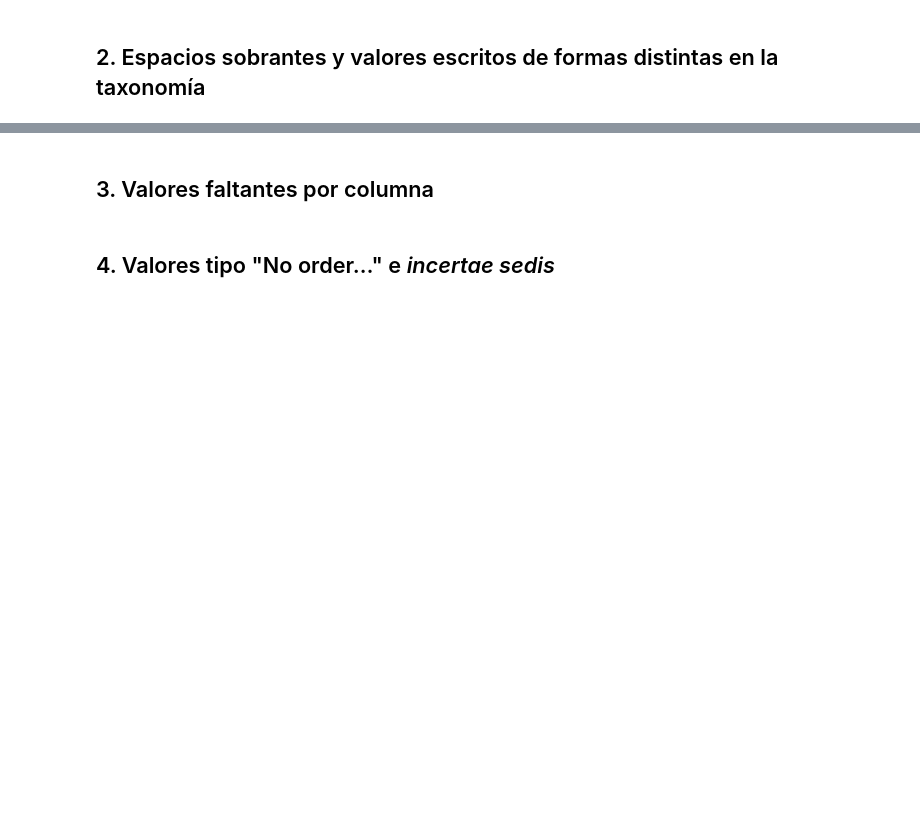
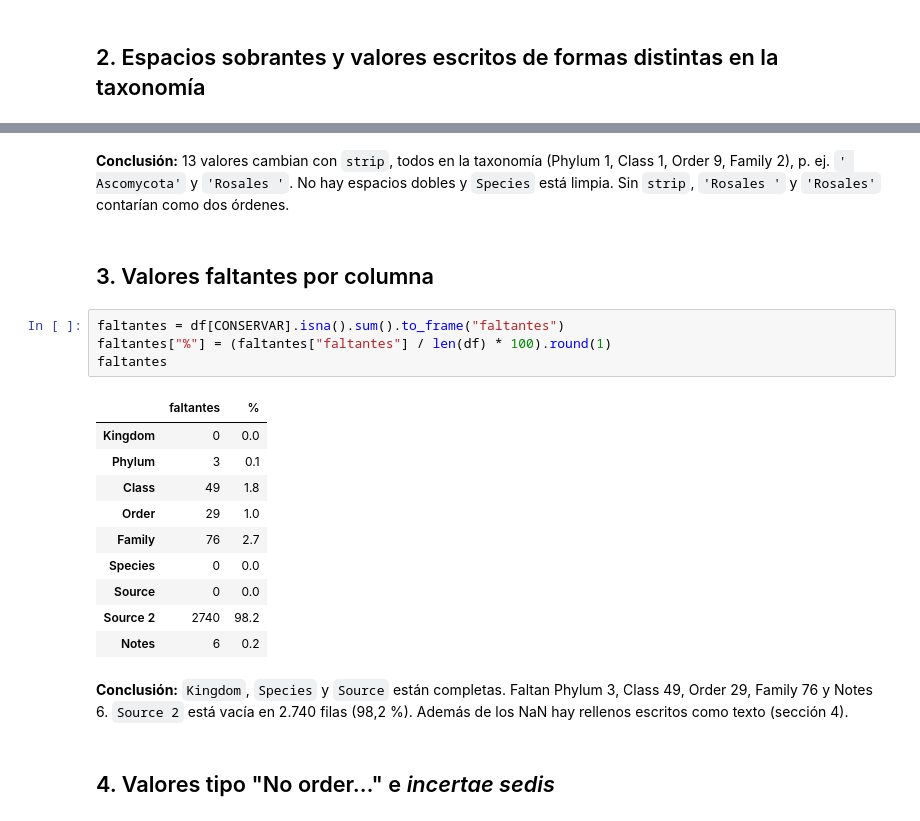
Before and after one commit to ThomasToro/transposable-elements-db, a Jupyter notebook: notebooks/00_exploracion_csv.ipynb, the cells around one changed output, grey strips where cells are left out. Drawn from its saved outputs; the diff is of its cells as text; blank space fills up the shorter version.

```diff
--- a/notebooks/00_exploracion_csv.ipynb
+++ b/notebooks/00_exploracion_csv.ipynb
@@ -26,4 +82,23 @@ Quedarse con las 9 columnas del enunciado: Kingdom, Phylum, Class, Order, Family
+# %% [markdown]
+**Conclusión:** 13 valores cambian con `strip`, todos en la taxonomía (Phylum 1, Class 1, Order 9, Family 2), p. ej. `' Ascomycota'` y `'Rosales '`. No hay espacios dobles y `Species` está limpia. Sin `strip`, `'Rosales '` y `'Rosales'` contarían como dos órdenes.
 # %% [markdown]
 ## 3. Valores faltantes por columna
+# %%
+faltantes = df[CONSERVAR].isna().sum().to_frame("faltantes")
+faltantes["%"] = (faltantes["faltantes"] / len(df) * 100).round(1)
+faltantes
+# %% [output]
+|  | faltantes | % |
+| Kingdom | 0 | 0.0 |
+| Phylum | 3 | 0.1 |
+| Class | 49 | 1.8 |
+| Order | 29 | 1.0 |
+| Family | 76 | 2.7 |
+| Species | 0 | 0.0 |
+| Source | 0 | 0.0 |
+| Source 2 | 2740 | 98.2 |
+| Notes | 6 | 0.2 |
+# %% [markdown]
+**Conclusión:** `Kingdom`, `Species` y `Source` están completas. Faltan Phylum 3, Class 49, Order 29, Family 76 y Notes 6. `Source 2` está vacía en 2.740 filas (98,2 %). Además de los NaN hay rellenos escritos como texto (sección 4).
 # %% [markdown]
 ## 4. Valores tipo "No order…" e *incertae sedis*
```
Also changed, not shown: parts of 19 cells of this notebook, 10 other files.
